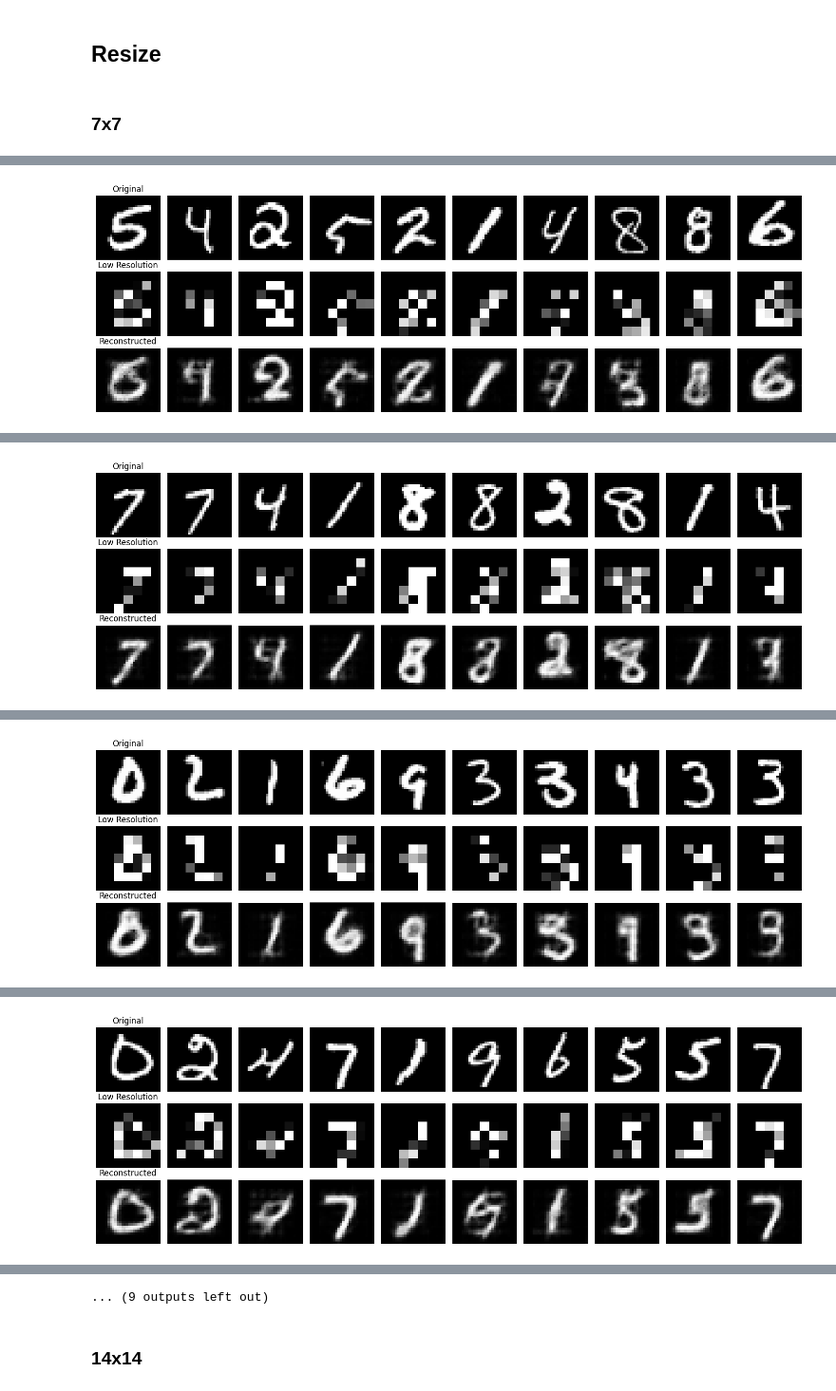
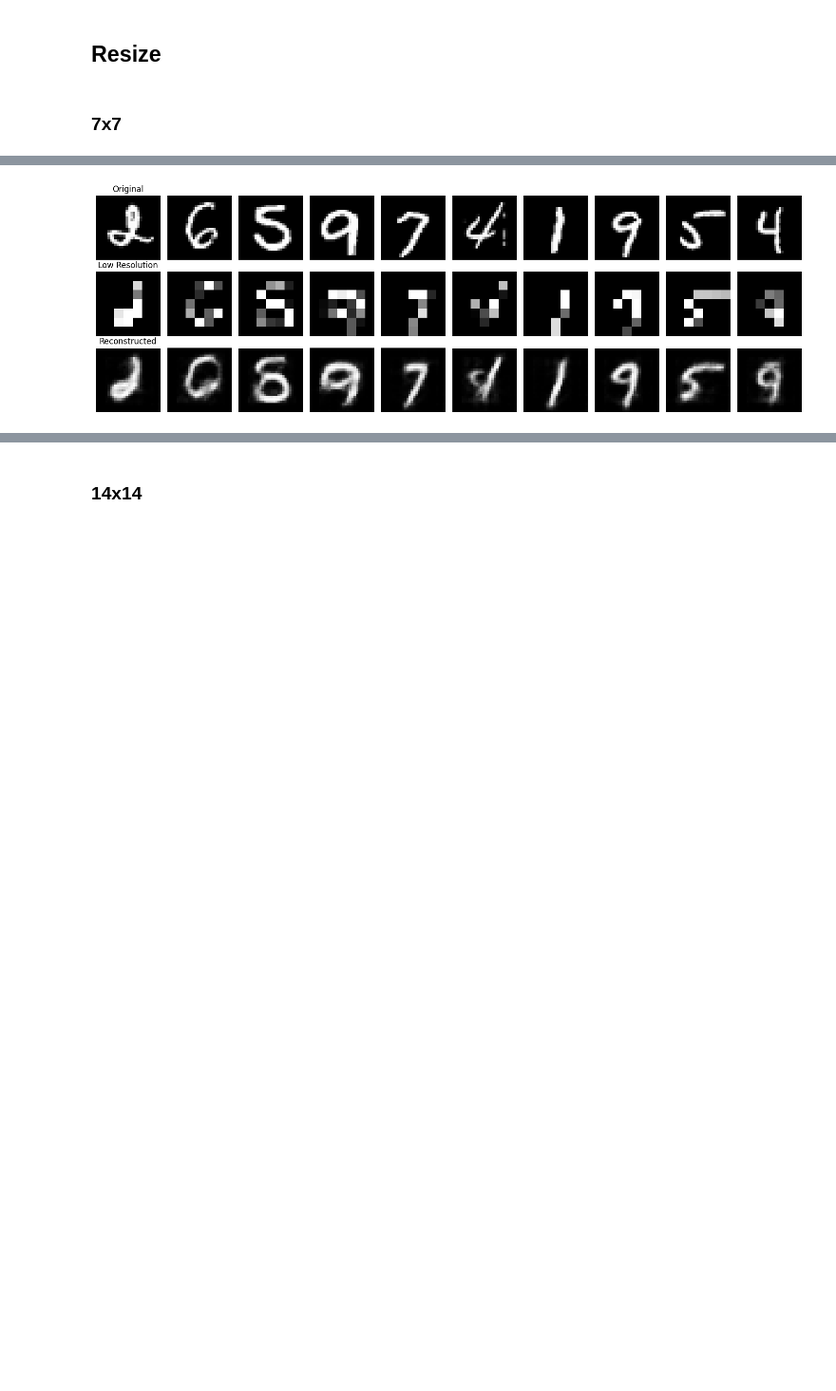
Before and after one commit to lunahernandez/Autoencoders, a Jupyter notebook: nb-07-Autoencoder.ipynb, the cells around one changed output, grey strips where cells are left out. Shown at 95% size. Drawn from its saved outputs; the diff is of its cells as text; code cells hidden in the pictures; blank space fills up the shorter version.

```diff
--- a/nb-07-Autoencoder.ipynb
+++ b/nb-07-Autoencoder.ipynb
@@ -422,9 +422,6 @@ def visualize_results_super_resolution_autoencoder(model, data_loader_valid, inp
         # Reconstruir la imagen
         recon = model(low_res_image)
 
-        # Calcular la pérdida
-        loss = criterion(recon, img)
-        val_loss += loss.item()
 
         # Mover datos a CPU para visualización
         img = img.cpu()
@@ -451,12 +448,10 @@ def visualize_results_super_resolution_autoencoder(model, data_loader_valid, inp
 
         plt.tight_layout()
         plt.show()
-    val_loss /= len(data_loader_valid)  # Promediar la pérdida
-    return val_loss
 
 
 # Función para entrenar el modelo
-def train_super_resolution_autoencoder(model, data_loader, data_loader_valid, num_epochs, input_size, criterion, optimizer, device):
+def train_super_resolution_autoencoder(model, data_loader, num_epochs, input_size, criterion, optimizer, device):
     for epoch in range(num_epochs):
         epoch_loss = 0
         for img, _ in data_loader:
@@ -480,9 +475,6 @@ def train_super_resolution_autoencoder(model, data_loader, data_loader_valid, nu
 
         epoch_loss /= len(data_loader)  # Promedio por batch
         print(f"Epoch {epoch + 1}/{num_epochs}, Loss: {epoch_loss:.4f}")
-
-        val_loss = visualize_results_super_resolution_autoencoder(model, data_loader_valid, input_size, device)
-        print(f"Epoch {epoch + 1}/{num_epochs}, Validation Loss: {val_loss:.4f}")
 # %% [markdown]
 ### 7x7
 # %%
@@ -498,6 +490,6 @@ model = SuperResolutionAutoencoder(input_size=input_size).to(device)
 criterion = nn.MSELoss()
 optimizer = optim.Adam(model.parameters(), lr=lr, weight_decay=weight_decay)
 
-train_super_resolution_autoencoder(model, data_loader, data_loader_valid, num_epochs, input_size, criterion, optimizer, device)
-#visualize_results_super_resolution_autoencoder(model, data_loader_valid, input_size, device)
+train_super_resolution_autoencoder(model, data_loader, num_epochs, input_size, criterion, optimizer, device)
+visualize_results_super_resolution_autoencoder(model, data_loader_valid, input_size, device)
 # %% [output]
@@ -505 +506 @@ Epoch 1/10, Loss: 0.0362
-[figure, old version]
+[figure, new version]
@@ -508 +506,0 @@ Epoch 2/10, Loss: 0.0302
-[figure, removed]
@@ -511 +506,0 @@ Epoch 3/10, Loss: 0.0292
-[figure, removed]
@@ -514 +506,0 @@ Epoch 4/10, Loss: 0.0286
-[figure, removed]
@@ -521,4 +507,3 @@ Epoch 6/10, Loss: 0.0279
-... (9 outputs left out)
 # %% [markdown]
 ### 14x14
 # %%
```
Also changed, not shown: parts of 2 cells of this notebook.
